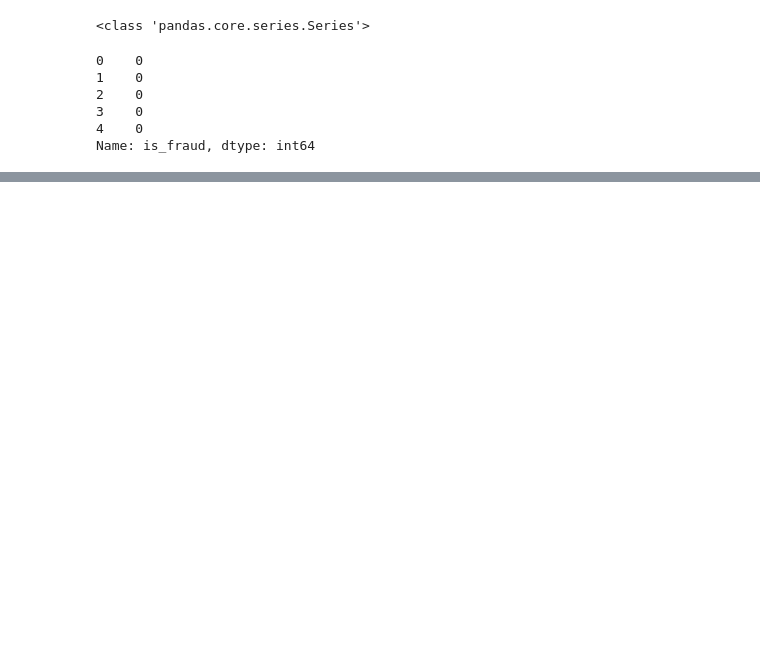
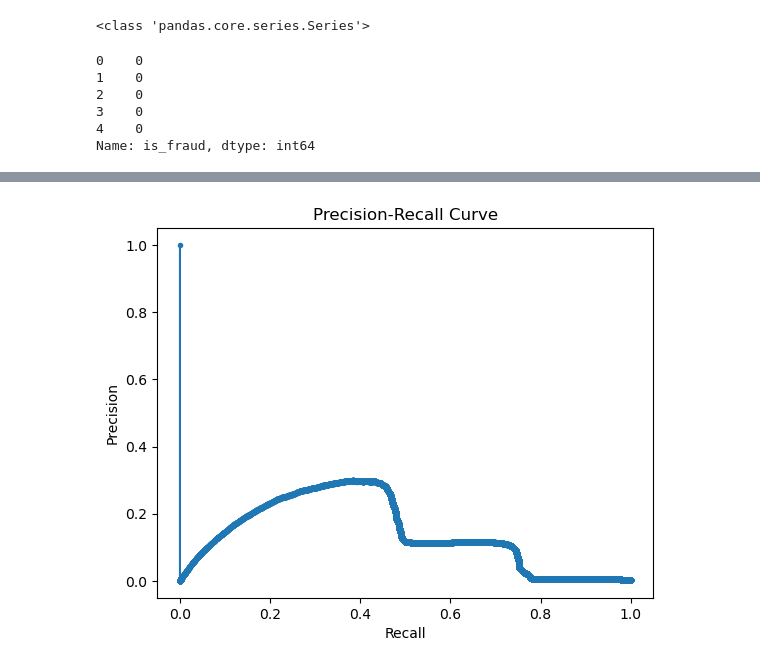
Before and after one commit to LekhanaAL/CODSOFT, a Jupyter notebook: task2/CreditCardFraudDetection.ipynb, the cells around one changed output, grey strips where cells are left out. Saved outputs shown, nothing was run; the diff lists cells and outputs as text; code cells hidden in the pictures; blank space fills up the shorter version.

```diff
--- a/task2/CreditCardFraudDetection.ipynb
+++ b/task2/CreditCardFraudDetection.ipynb
@@ -464,5 +464,5 @@ DecisionTreeClassifier(random_state=42)
 # %%
 # Training the Random Forest model
-random_forest = RandomForestClassifier(random_state=42)
+random_forest = RandomForestClassifier(n_estimators=100,criterion='entropy',random_state=52)
 random_forest.fit(X_train,y_train)
 # %% [output]
@@ -524,3 +524,96 @@ Best model saved with AUC: 0.7383473763029161
 # %%
 model = joblib.load('fraud_detection_model.pkl')
 preprocessor = joblib.load('preprocessor.pkl')
+# %%
+import numpy as np
+import joblib
+import matplotlib.pyplot as plt
+from sklearn.metrics import precision_score, recall_score, f1_score, accuracy_score, confusion_matrix, classification_report, roc_auc_score, precision_recall_curve
+from sklearn.ensemble import RandomForestClassifier
+from sklearn.tree import DecisionTreeClassifier
+from sklearn.linear_model import LogisticRegression
+
+
+# Defining models to train
+models = {
+    "Decision Tree": decision_tree,
+    "Random Forest": random_forest,
+    "Logistic Regression": logistic_regression
+}
+
+best_model = None
+best_metric = 0
+
+# Training and evaluating models
+for name, model in models.items():
+    model.fit(X_train, y_train)
+
+    # Predicting the probabilities of the positive class
+    y_prob = model.predict_proba(X_test)[:, 1]
+
+    # Seting the default threshold to 0.5
+    y_pred = (y_prob >= 0.5).astype(int)
+
+    print(f"{name} (Default Threshold 0.5):")
+    print("Accuracy:", accuracy_score(Y_test, y_pred))
+    print("Precision:", precision_score(Y_test, y_pred))
+    print("Recall:", recall_score(Y_test, y_pred))
+    print("F1-score:", f1_score(Y_test, y_pred))
+    print("\nConfusion Matrix:\n", confusion_matrix(Y_test, y_pred))
+    print("\nClassification Report:\n", classification_report(Y_test, y_pred))
+
+    # Adjusting the threshold, for example to 0.3 to reduce false negatives
+    threshold = 0.3
+    y_pred_adjusted = (y_prob >= threshold).astype(int)
+
+    print(f"\n{name} (Adjusted Threshold 0.3):")
+    print("Accuracy:", accuracy_score(Y_test, y_pred_adjusted))
+    print("Precision:", precision_score(Y_test, y_pred_adjusted))
+    print("Recall:", recall_score(Y_test, y_pred_adjusted))
+    print("F1-score:", f1_score(Y_test, y_pred_adjusted))
+    print("\nConfusion Matrix (Adjusted):\n", confusion_matrix(Y_test, y_pred_adjusted))
+    print("\nClassification Report (Adjusted):\n", classification_report(Y_test, y_pred_adjusted))
+
+    # Defining a range of thresholds to test
+    thresholds = np.arange(0.0, 1.0, 0.01)
+    f1_scores = []
+
+    # Calculating F1-score for each threshold
+    for threshold in thresholds:
+        y_pred_temp = (y_prob >= threshold).astype(int)
+        f1 = f1_score(Y_test, y_pred_temp)
+        f1_scores.append(f1)
+
+    # Find the threshold that gives the maximum F1-score
+    best_threshold = thresholds[np.argmax(f1_scores)]
+    print(f"\n{name} (Best Threshold {best_threshold}):")
+
+    # Predict using the best threshold
+    y_pred_best = (y_prob >= best_threshold).astype(int)
+
+    # Evaluating with the best threshold
+    best_f1 = max(f1_scores)
+    print("Best F1-score:", best_f1)
+    print("\nConfusion Matrix (Best Threshold):\n", confusion_matrix(Y_test, y_pred_best))
+    print("\nClassification Report (Best Threshold):\n", classification_report(Y_test, y_pred_best))
+
+    # If this model is the best so far, save it
+    if best_f1 > best_metric:
+        best_metric = best_f1
+        best_model = model
+
+# Saving the best model
+joblib.dump(best_model, 'fraud_detection_model.pkl')
+print(f"\nBest model saved with F1-score: {best_metric}")
+
+# Reloading the best model for future predictions
+model = joblib.load('fraud_detection_model.pkl')
+
+# Ploting Precision-Recall curve
+precision, recall, _ = precision_recall_curve(Y_test, model.predict_proba(X_test)[:, 1])
+plt.plot(recall, precision, marker='.')
+plt.xlabel('Recall')
+plt.ylabel('Precision')
+plt.title('Precision-Recall Curve')
+plt.show()
+# %% [output]
@@ -526,0 +637 @@ preprocessor = joblib.load('preprocessor.pkl')
+[figure, added]
```
Also changed, not shown: parts of 20 cells of this notebook, 2 other files.
